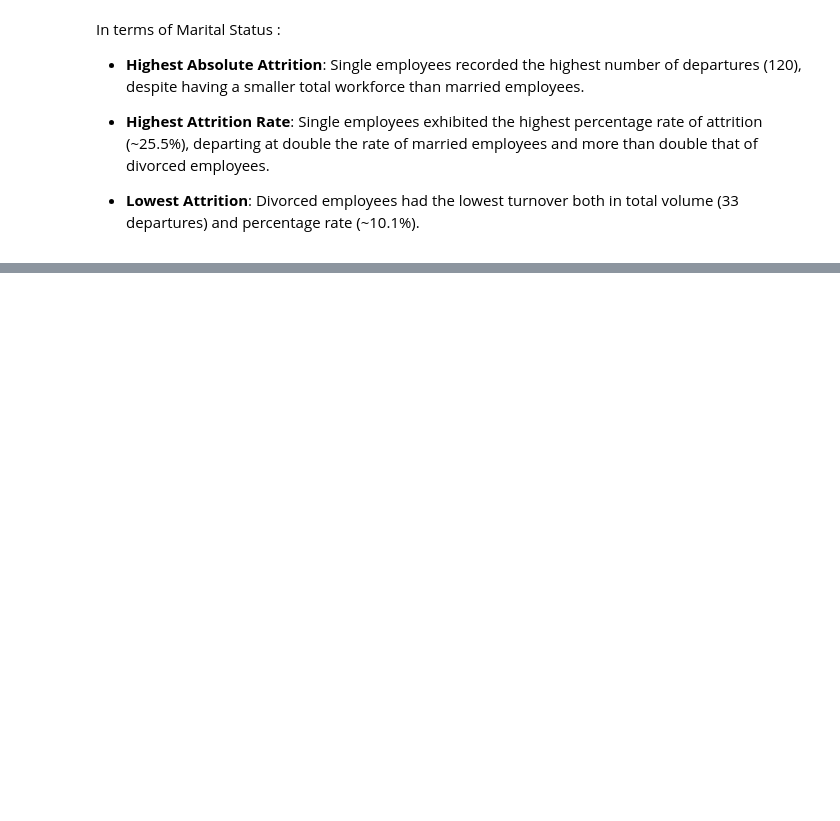
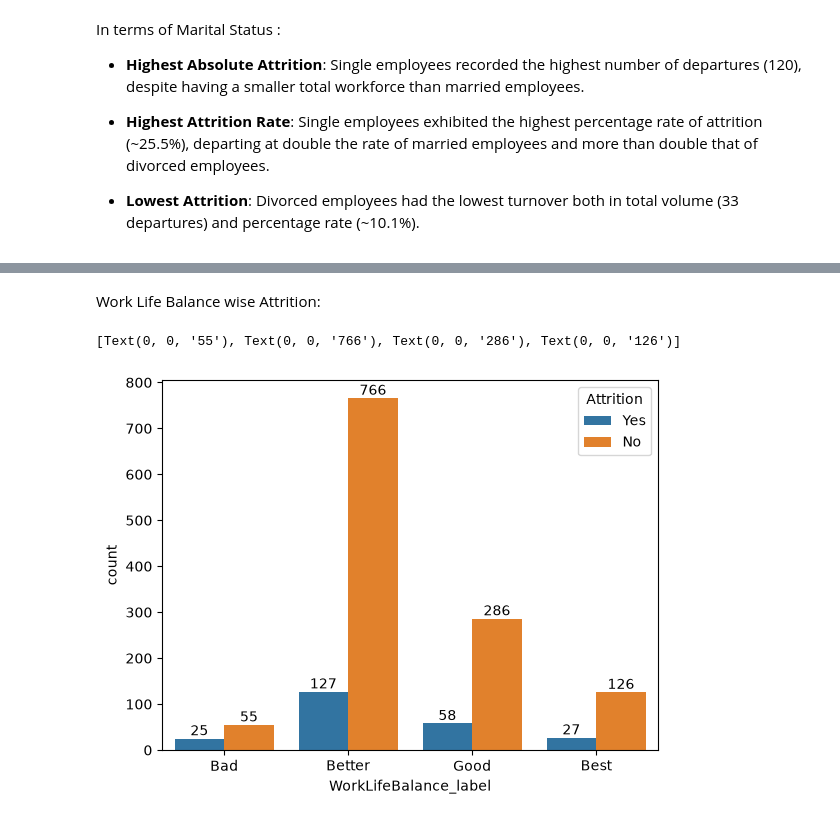
Before and after one commit to praveenkumar231205/ibm-hr-analytics-python, a Jupyter notebook: 01_eda_and_insights.ipynb, the cells around one changed output, grey strips where cells are left out. Drawn from its saved outputs; the diff is of its cells as text; code cells hidden in the pictures; blank space fills up the shorter version.

```diff
--- a/01_eda_and_insights.ipynb
+++ b/01_eda_and_insights.ipynb
@@ -363,0 +379,9 @@ In terms of Marital Status :
+# %% [markdown]
+Work Life Balance wise Attrition:
+# %%
+graph = sns.countplot(data = df, x="WorkLifeBalance_label", hue="Attrition")
+graph.bar_label(graph.containers[0])
+graph.bar_label(graph.containers[1])
+# %% [output]
+[Text(0, 0, '55'), Text(0, 0, '766'), Text(0, 0, '286'), Text(0, 0, '126')]
+[figure, added]
```
Also changed, not shown: parts of 4 cells of this notebook.
